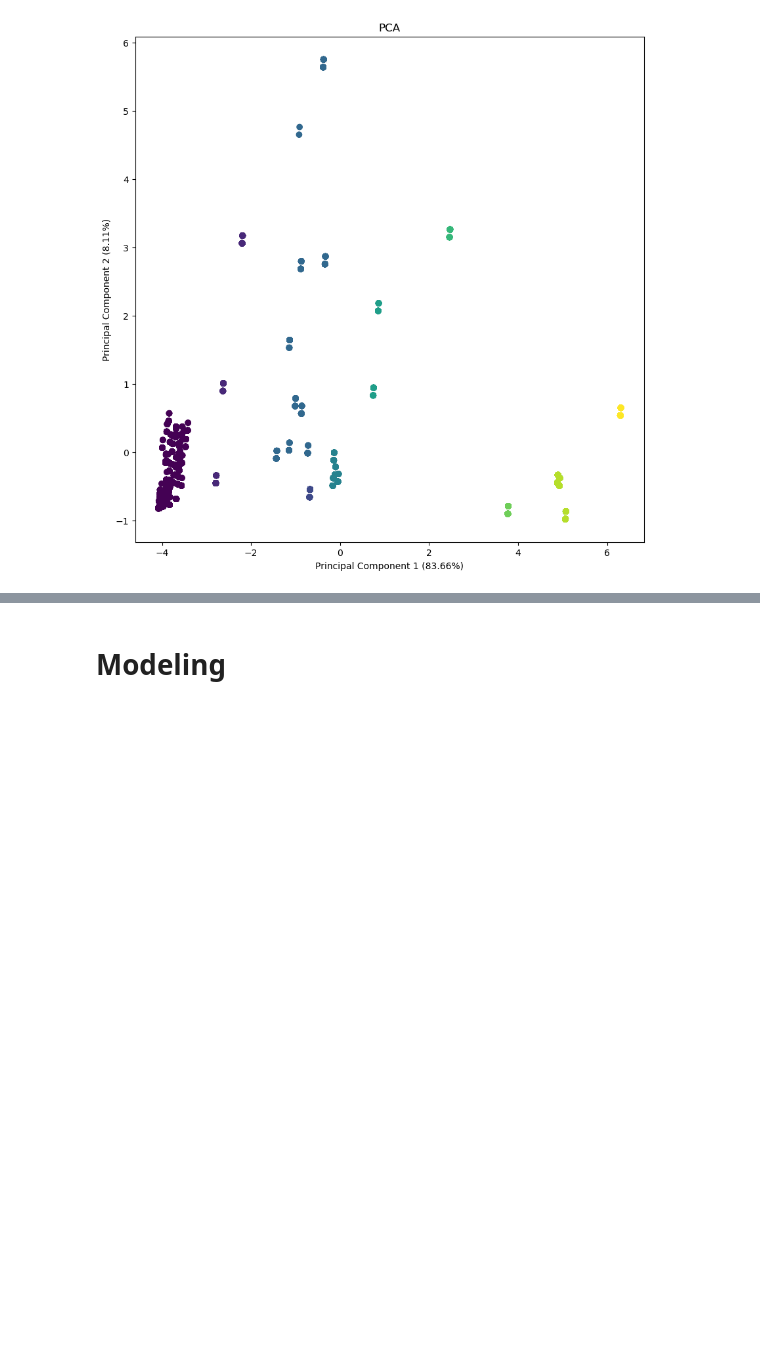
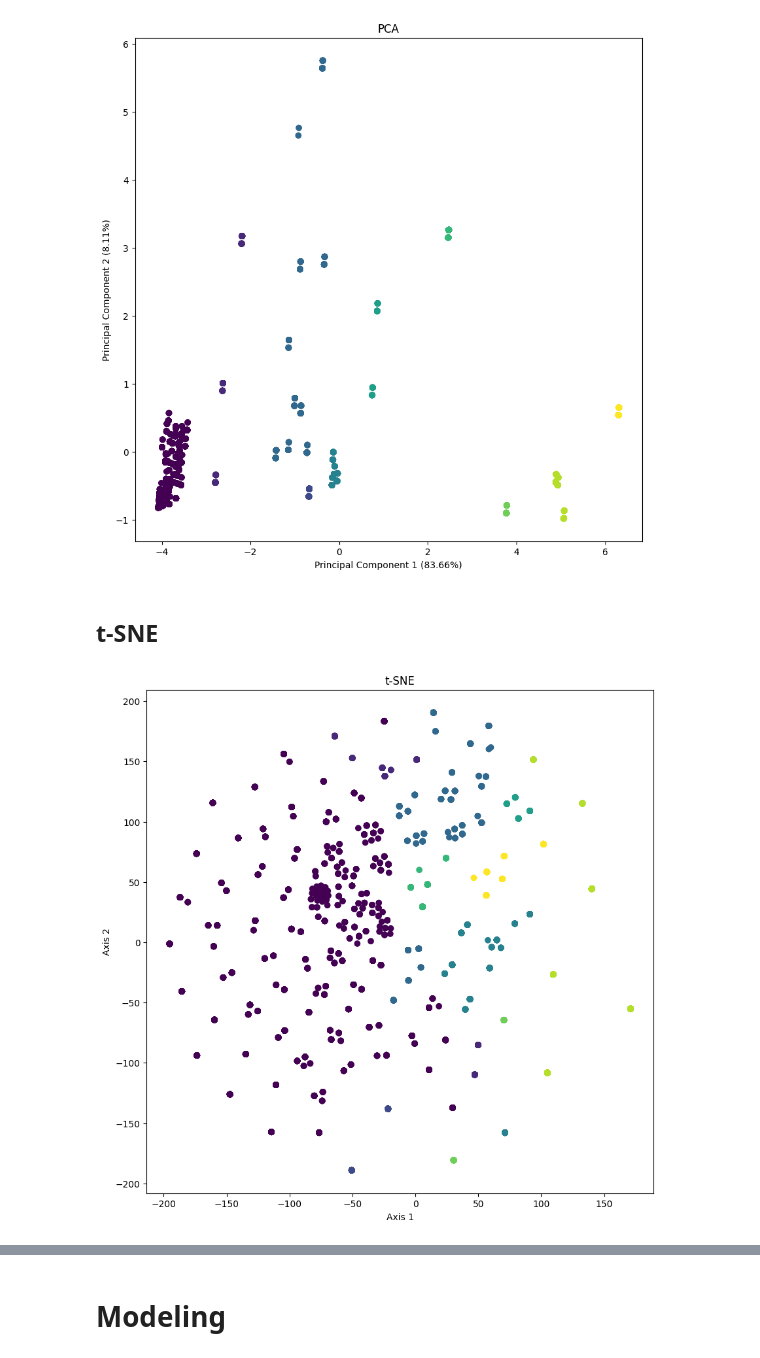
Before and after one commit to KiranSmelser/flight-delay-predictor, a Jupyter notebook: main.ipynb, the cells around one changed output, grey strips where cells are left out. Drawn from its saved outputs; the diff is of its cells as text; code cells hidden in the pictures; blank space fills up the shorter version.

Commit message:
filtered observations and added more dim reduction techniques

```diff
--- a/main.ipynb
+++ b/main.ipynb
@@ -108,3 +116,21 @@ axs.set_ylabel(f'Principal Component 2 ({explained_variance[1]*100:.2f}%)')
 plt.show()
 # %% [output]
 [figure]
+# %% [markdown]
+## t-SNE
+# %%
+# Dimensionality reduction with t-SNE
+tsne = manifold.TSNE(n_components=2, perplexity=40,
+                     init='pca', random_state=23)
+fit_tsne = tsne.fit_transform(temp)
+
+# Plot
+fig, axs = plt.subplots(1, figsize=(10, 10))
+axs.scatter(fit_tsne[:, 0], fit_tsne[:, 1],
+            c=temp['DEPARTING_AIRPORT'])
+axs.set_title('t-SNE')
+axs.set_xlabel(f'Axis 1')
+axs.set_ylabel(f'Axis 2')
+plt.show()
+# %% [output]
+[figure, added]
```
Also changed, not shown: parts of 14 cells of this notebook, 18 other files.
